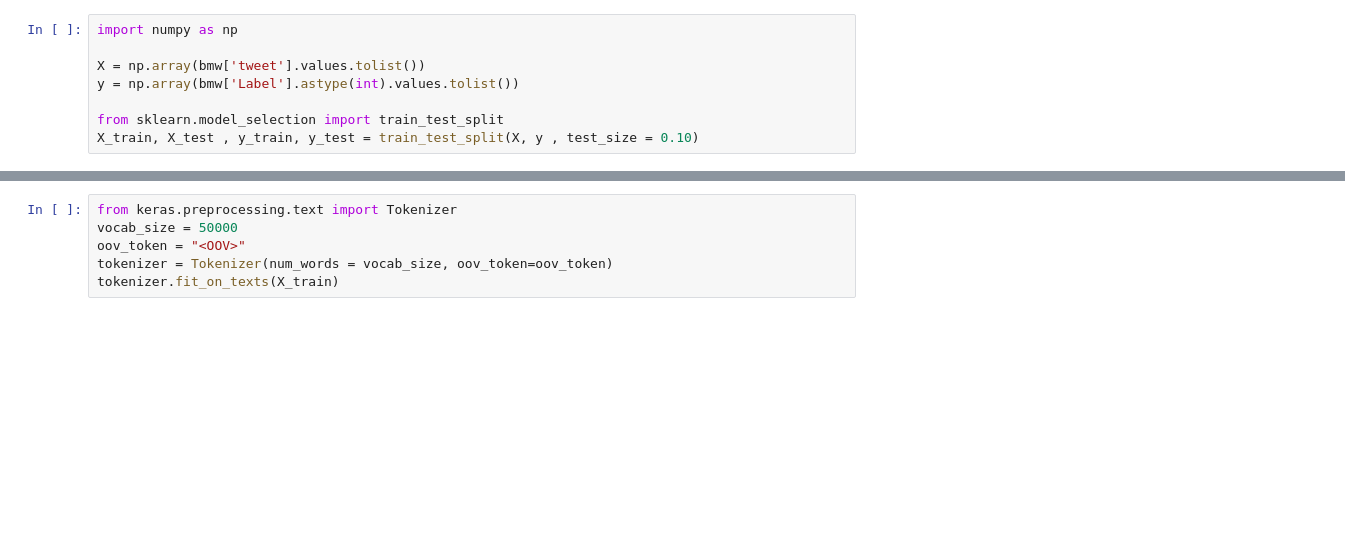
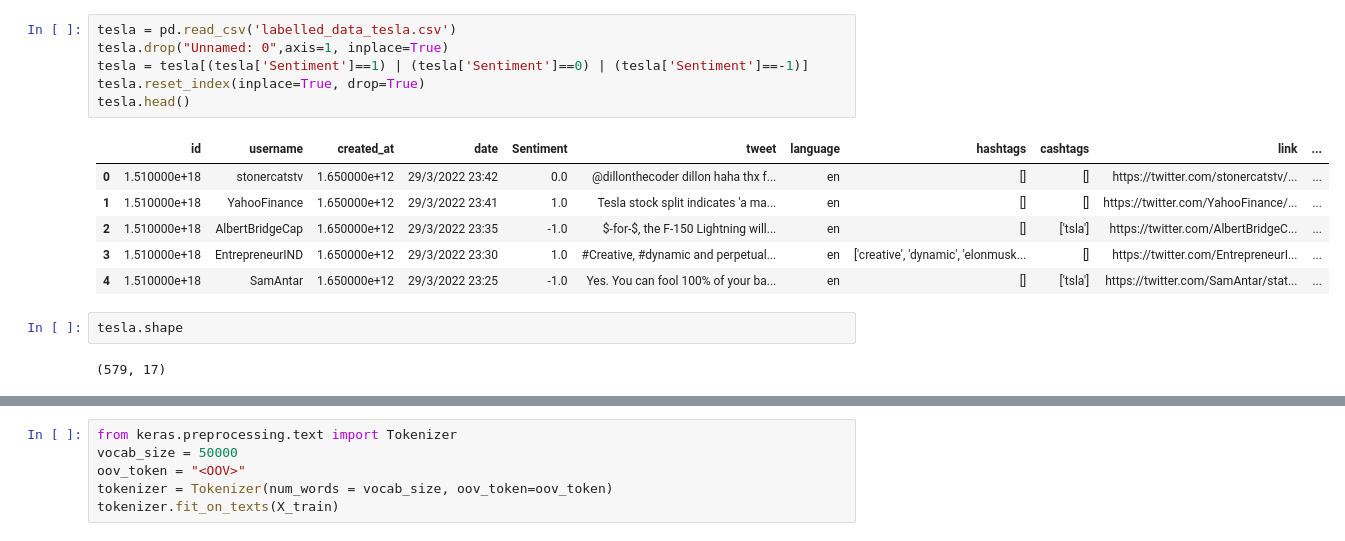
Before and after one commit to kirath2205/Information-Retrieval, a Jupyter notebook: BMW.ipynb, the cells around one changed output, grey strips where cells are left out. Cells and saved outputs as stored; diff of their text form; blank space fills up the shorter version.

Commit message:
Added the DL models and more pre processing

```diff
--- a/BMW.ipynb
+++ b/BMW.ipynb
@@ -87,8 +29,17 @@ See the caveats in the documentation: https://pandas.pydata.org/pandas-docs/stab
-# %%
-import numpy as np
-
-X = np.array(bmw['tweet'].values.tolist())
-y = np.array(bmw['Label'].astype(int).values.tolist())
-
-from sklearn.model_selection import train_test_split
-X_train, X_test , y_train, y_test = train_test_split(X, y , test_size = 0.10)
+# %%
+tesla = pd.read_csv('labelled_data_tesla.csv')
+tesla.drop("Unnamed: 0",axis=1, inplace=True)
+tesla = tesla[(tesla['Sentiment']==1) | (tesla['Sentiment']==0) | (tesla['Sentiment']==-1)]
+tesla.reset_index(inplace=True, drop=True)
+tesla.head()
+# %% [output]
+|  | id | username | created_at | date | Sentiment | tweet | language | hashtags | cashtags | link | ... |
+| 0 | 1.510000e+18 | stonercatstv | 1.650000e+12 | 29/3/2022 23:42 | 0.0 | @dillonthecoder dillon haha thx f... | en | [] | [] | https://twitter.com/stonercatstv/... | ... |
+| 1 | 1.510000e+18 | YahooFinance | 1.650000e+12 | 29/3/2022 23:41 | 1.0 | Tesla stock split indicates 'a ma... | en | [] | [] | https://twitter.com/YahooFinance/... | ... |
+| 2 | 1.510000e+18 | AlbertBridgeCap | 1.650000e+12 | 29/3/2022 23:35 | -1.0 | $-for-$, the F-150 Lightning will... | en | [] | ['tsla'] | https://twitter.com/AlbertBridgeC... | ... |
+| 3 | 1.510000e+18 | EntrepreneurIND | 1.650000e+12 | 29/3/2022 23:30 | 1.0 | #Creative, #dynamic and perpetual... | en | ['creative', 'dynamic', 'elonmusk... | [] | https://twitter.com/EntrepreneurI... | ... |
+| 4 | 1.510000e+18 | SamAntar | 1.650000e+12 | 29/3/2022 23:25 | -1.0 | Yes. You can fool 100% of your ba... | en | [] | ['tsla'] | https://twitter.com/SamAntar/stat... | ... |
+# %%
+tesla.shape
+# %% [output]
+(579, 17)
```
Also changed, not shown: parts of 21 cells of this notebook.
